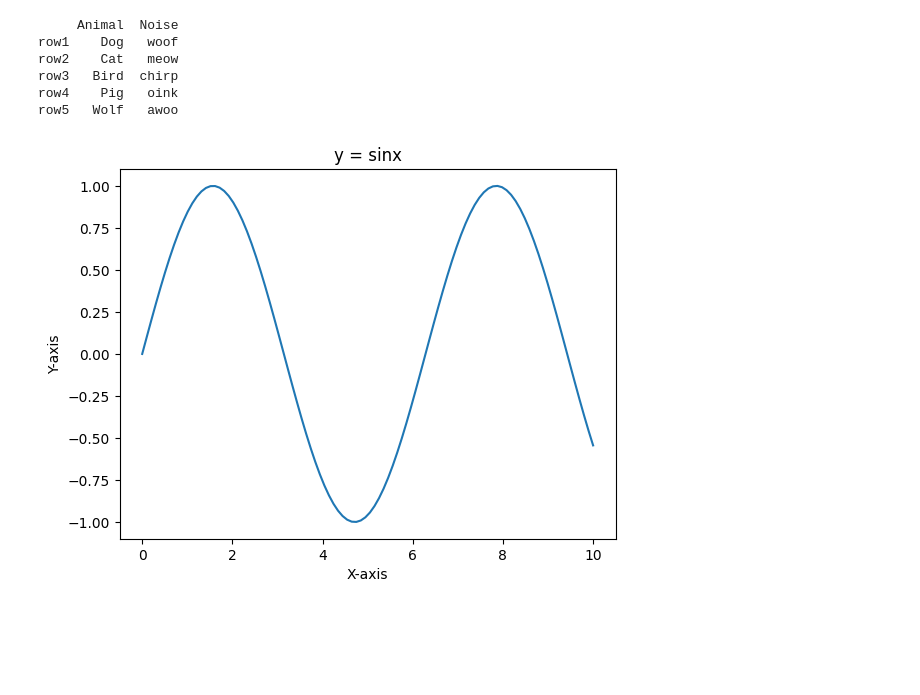
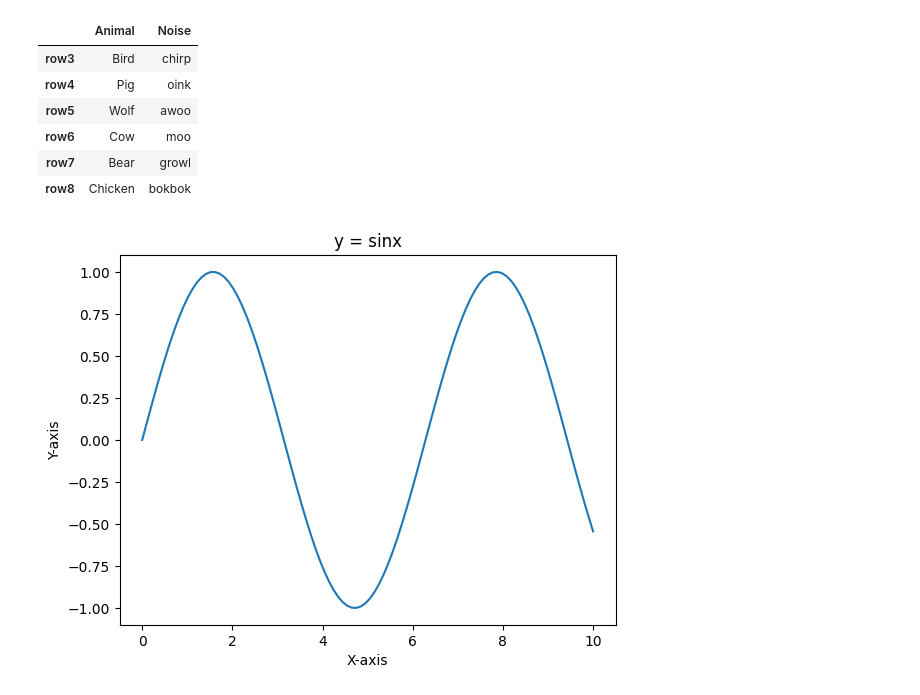
Before and after one commit to Crafty9813/PyTorch-CNN, a Jupyter notebook: panda.ipynb, the cells around one changed output. Drawn from its saved outputs; the diff is of its cells as text; code cells hidden in the pictures; blank space fills up the shorter version.

```diff
--- a/panda.ipynb
+++ b/panda.ipynb
@@ -1,20 +1,24 @@
 # %%
 import pandas as pd
 import matplotlib.pyplot as plt
 import numpy as np
 
 df = pd.read_csv('data.csv')
-df.index = ['row1', 'row2', 'row3', 'row4', 'row5']
-print(df.head())
+df.index = ['row1', 'row2', 'row3', 'row4', 'row5', 'row6', 'row7', 'row8', 'row9']
 #df.aggregate(1)
-#df.head()
+df.drop(index = 'row1')
+df[2:8]
+
+#print(df)
+#print(df.head())
 # %% [output]
-     Animal  Noise
-row1    Dog   woof
-row2    Cat   meow
-row3   Bird  chirp
-row4    Pig   oink
-row5   Wolf   awoo
+|  | Animal | Noise |
+| row3 | Bird | chirp |
+| row4 | Pig | oink |
+| row5 | Wolf | awoo |
+| row6 | Cow | moo |
+| row7 | Bear | growl |
+| row8 | Chicken | bokbok |
 # %%
 
 x = np.linspace(0, 10, 100) #get a set of x values for plotting points, more is better
```
Also changed, not shown: parts of 1 cell of this notebook, 5 other files.
